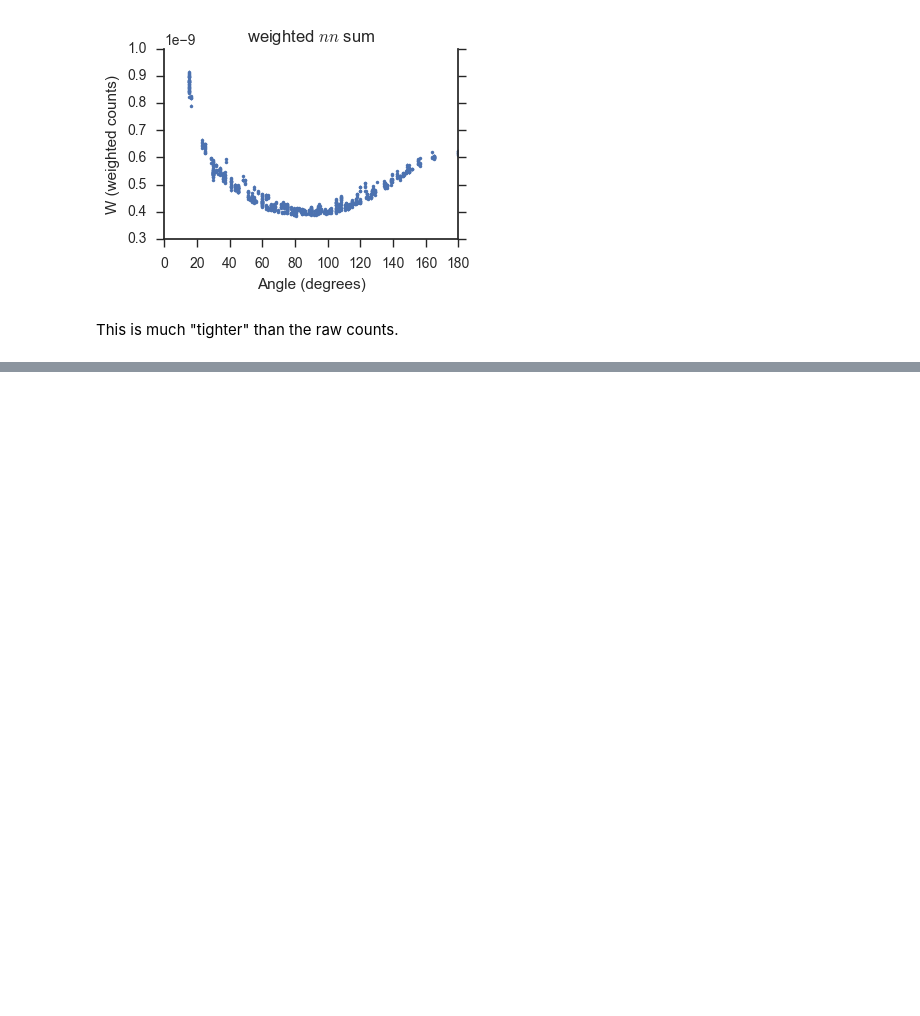
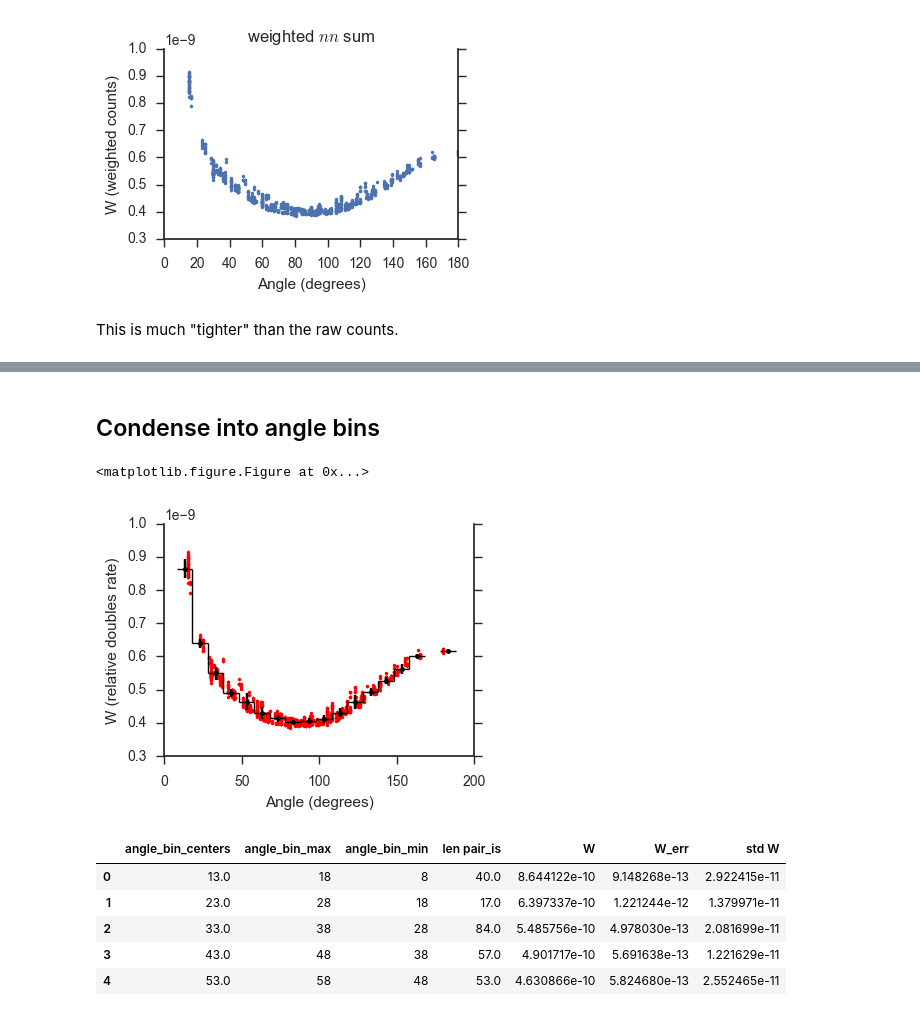
Before and after one commit to pfschus/fission_bicorrelation, a Jupyter notebook: methods/singles_correction.ipynb, the cells around one changed output, grey strips where cells are left out. Cells and saved outputs as stored; diff of their text form; code cells hidden in the pictures; blank space fills up the shorter version.

Commit message:
Updated scripts and counts vs. angle method

```diff
--- a/methods/singles_correction.ipynb
+++ b/methods/singles_correction.ipynb
@@ -276,0 +295,3 @@ This is much "tighter" than the raw counts.
+# %%
+emin = 0.62
+emax = 12
@@ -276,0 +314,3 @@ This is much "tighter" than the raw counts.
+# %%
+singles_df = bicorr_sums.fill_singles_df(dict_index_to_det, singles_hist, dt_bin_edges_sh, emin, emax)
+singles_df.head()
@@ -276,0 +340,6 @@ This is much "tighter" than the raw counts.
+# %%
+det_df = bicorr_sums.init_det_df_sums(det_df)
+det_df = bicorr_sums.fill_det_df_singles_sums(det_df, singles_df)
+det_df = bicorr_sums.fill_det_df_doubles_sums(det_df, bhp_nn_pos, bhp_nn_neg, dt_bin_edges, emin, emax, num_fissions)
+det_df = bicorr_sums.calc_det_df_W(det_df)
+det_df.head()
@@ -276,0 +353,16 @@ This is much "tighter" than the raw counts.
+# %% [markdown]
+## Condense into angle bins
+# %%
+angle_bin_edges = np.arange(8,190,10)
+# %%
+by_angle_df = bicorr_sums.condense_det_df_by_angle(det_df,angle_bin_edges,plot_flag=True,show_flag=True)
+by_angle_df.head()
+# %% [output]
+<matplotlib.figure.Figure at 0x...>
+[figure, added]
+|  | angle_bin_centers | angle_bin_max | angle_bin_min | len pair_is | W | W_err | std W |
+| 0 | 13.0 | 18 | 8 | 40.0 | 8.644122e-10 | 9.148268e-13 | 2.922415e-11 |
+| 1 | 23.0 | 28 | 18 | 17.0 | 6.397337e-10 | 1.221244e-12 | 1.379971e-11 |
+| 2 | 33.0 | 38 | 28 | 84.0 | 5.485756e-10 | 4.978030e-13 | 2.081699e-11 |
+| 3 | 43.0 | 48 | 38 | 57.0 | 4.901717e-10 | 5.691638e-13 | 1.221629e-11 |
+| 4 | 53.0 | 58 | 48 | 53.0 | 4.630866e-10 | 5.824680e-13 | 2.552465e-11 |
```
Also changed, not shown: parts of 12 cells of this notebook, 6 other files.
